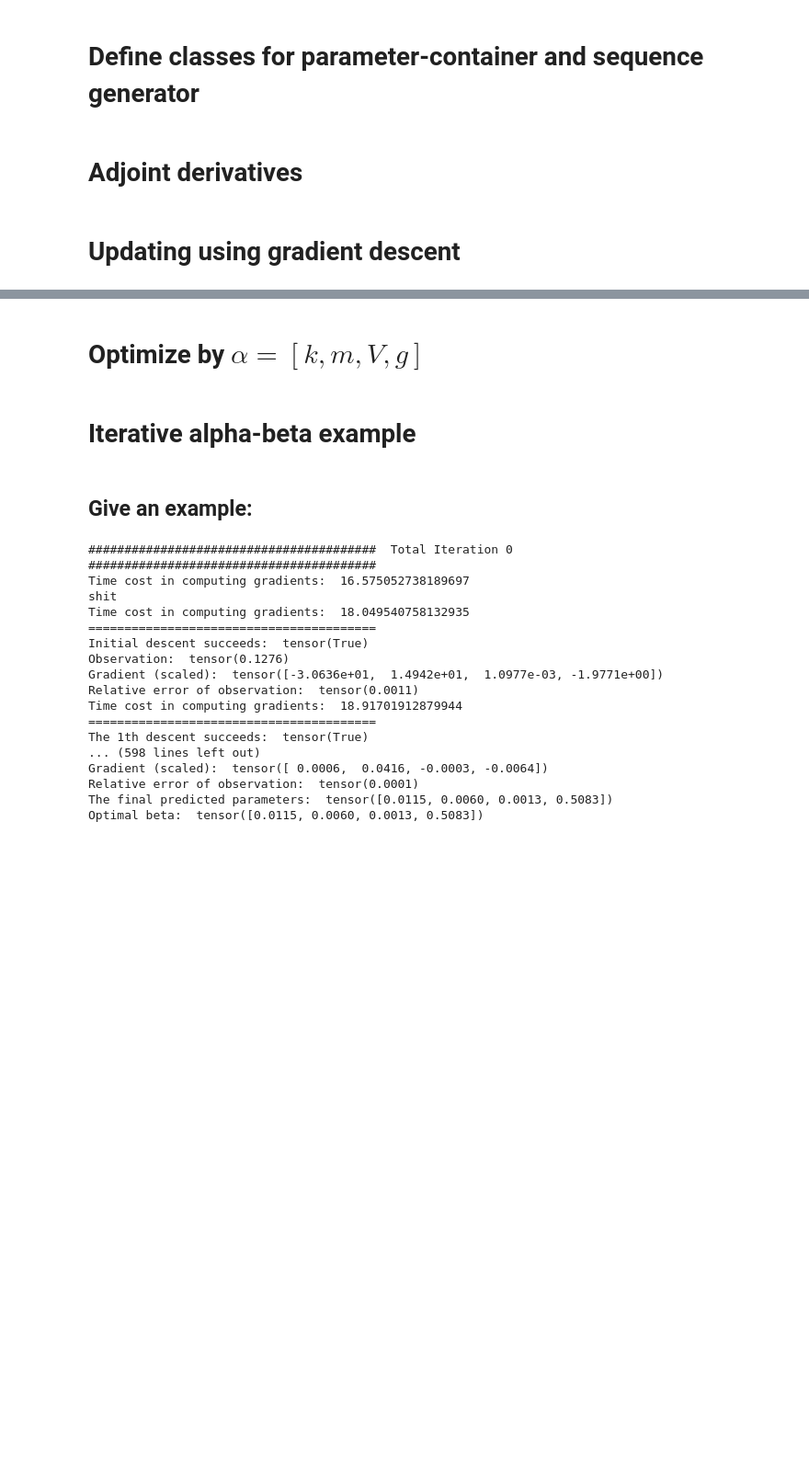
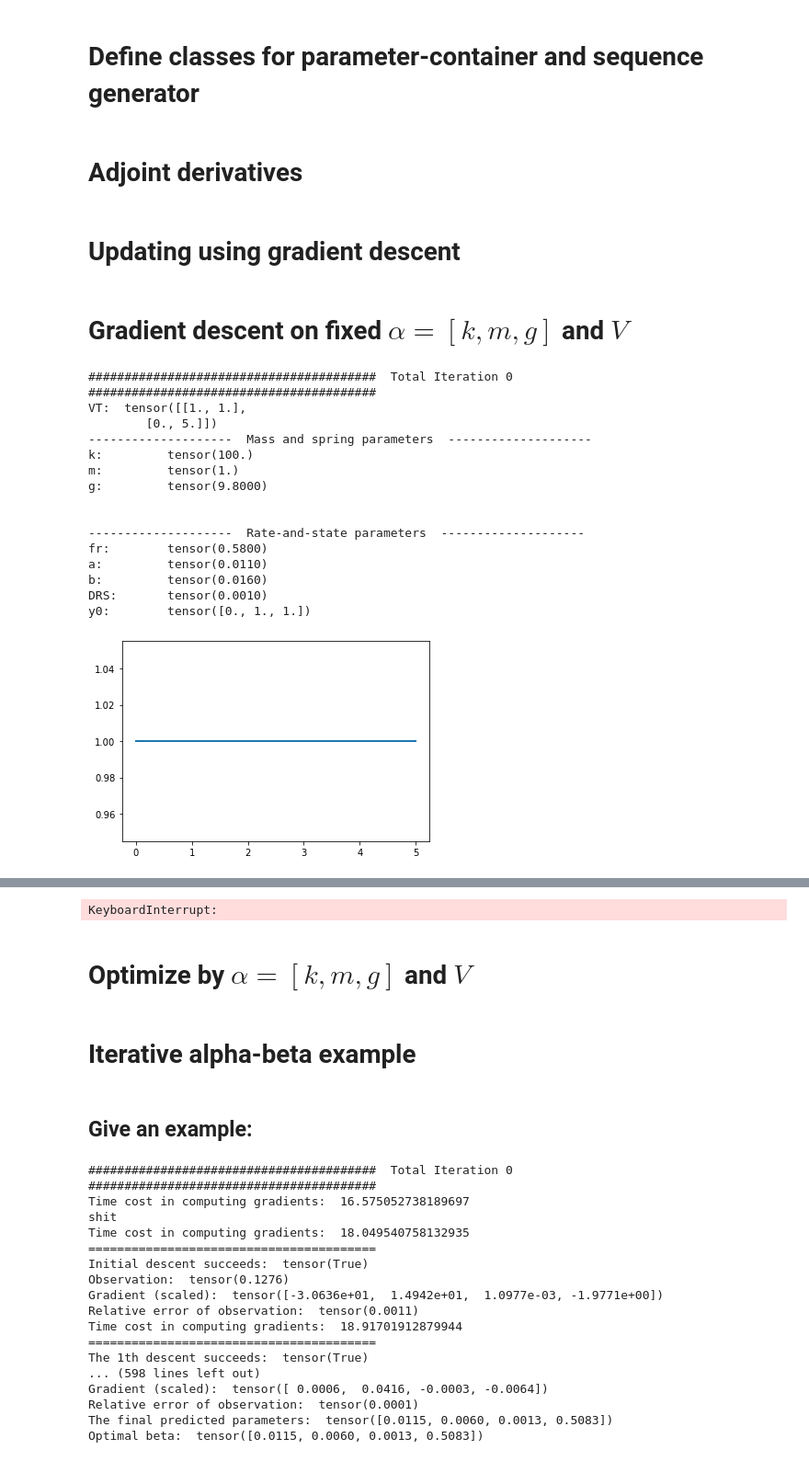
Before and after one commit to Shengduo/AdjtMethod, a Jupyter notebook: MassFricAdj1219_GradDescent.ipynb, the cells around one changed output, grey strips where cells are left out. Shown at 92% size. Cells and saved outputs as stored; diff of their text form; code cells hidden in the pictures; blank space fills up the shorter version.

```diff
--- a/MassFricAdj1219_GradDescent.ipynb
+++ b/MassFricAdj1219_GradDescent.ipynb
@@ -141,14 +142,14 @@ class TimeSequenceGen:
                                  self.MFParams.g * (a * torch.asinh(
                                      y[1] / 2.e-6 * torch.exp((fStar + b * torch.log(1.e-6 * y[2] / DRS)) / a)
                                  )),
-                                 1 - y[2] * 1.e-6 / DRS])
+                                 1 - y[2] * y[1] / DRS])
         else:
             DyDt = torch.tensor([y[1],
                                  self.MFParams.k / self.MFParams.m * (self.MFParams.SatT_interp(t) - y[0]) - \
                                  self.MFParams.g * (fStar + \
                                                     a * torch.log(y[1] / 1.e-6) + \
                                                     b * torch.log(1.e-6 * y[2] / DRS)),
-                                 1 - y[2] * 1.e-6 / DRS])
+                                 1 - y[2] * y[1] / DRS])
         # DEBUG LINES
 #         print("-" * 30)
 #         print('t = ', t)
@@ -272,7 +312,7 @@ def O(y, v, t, MFParams):
 # Class Adjoint derivatives
 class AdjDerivs:
     # Constructor
-    def __init__(self, y, v, t, MFParams, rtol = 1.e-6, atol = 1.e-8):
+    def __init__(self, y, v, t, MFParams, regularizedFlag = False, rtol = 1.e-6, atol = 1.e-8):
         self.y = y
         self.v = v
         self.t = t
@@ -282,19 +322,25 @@ class AdjDerivs:
         self.tau = self.T - self.t
 
         # self.tau = torch.flip(self.T - self.t, [0])
-
         self.MFParams = MFParams
+        self.regularizedFlag = regularizedFlag
         self.rtol = rtol
         self.atol = atol
 
+
         ## Calculate the partial derivatives ##
-        self.dCdy = DCDy(y, v, t, MFParams)
+        if regularizedFlag:
+            self.dCdy = DCDy_regularized(y, v, t, MFParams)
+            self.dCdBeta = DCDBeta_regularized(y, v, t, MFParams)
+        else:
+            self.dCdy = DCDy(y, v, t, MFParams)
+            self.dCdBeta = DCDBeta(y, v, t, MFParams)
+
         self.dody = DoDy(y, v, t, MFParams)
         self.dCdyDot = DCDyDot(y, v, t, MFParams)
         self.ddCdyDotdt = DDCDyDotDt(y, v, t, MFParams)
         self.dodyDot = DoDyDot(y, v, t, MFParams)
         self.ddodyDotdt = DDoDyDotDt(y, v, t, MFParams)
-        self.dCdBeta = DCDBeta(y, v, t, MFParams)
         self.dodBeta = DoDBeta(y, v, t, MFParams)
         self.dodyDot = DoDyDot(y, v, t, MFParams)
         self.dCdyDot = DCDyDot(y, v, t, MFParams)
@@ -701,3 +749,5 @@ class GradDescent:
                                         for i in range(len(self.beta_low))]
                              ).x
         return torch.tensor(prjted, dtype=torch.float)
+# %% [markdown]
+# Gradient descent on fixed $\alpha = [k, m, g]$ and $V$
@@ -703,0 +816,53 @@ class GradDescent:
+# %%
+## Number of total alpha-beta iterations
+N_AllIters = 1
+this_alpha = alpha0
+this_beta = beta0
+
+## Run alpha-beta iterations
+for i in range(N_AllIters):
+    # Print out info
+    print("#" * 40, " Total Iteration {0} ".format(i) + "#" * 40)
+
+    ## First optimize alpha
+    kwgs['alpha0'] = this_alpha
+    kwgs['beta_this'] = this_beta
+
+    # Timing alpha
+    # Update this Alpha
+    # this_alpha = optAlpha(O_GAN, kwgs)
+
+
+    ## Run grad descent on beta
+    # Generate target v
+    v, t = generate_target_v(this_alpha, kwgs['VT'], kwgs['beta_targ'], kwgs['y0'], kwgs['regularizedFlag'])
+
+    # Run gradient descent
+    myGradBB = GradDescent(this_alpha, kwgs['alp_low'], kwgs['alp_high'], kwgs['VT'],
+                           this_beta, kwgs['beta_low'], kwgs['beta_high'],
+                           kwgs['y0'], v, t,
+                           objGrad_func = objGradFunc, scaling = scaling,
+                           max_steps = 10, stepping = 'BB', obs_rtol = 1e-5, lsrh_steps = 10)
+
+    myGradBB.run()
+
+    # Update parameters
+    this_beta = myGradBB.beta_optimal
+    print("Optimal beta: ", this_beta)
+# %% [output]
+########################################  Total Iteration 0 ########################################
+VT:  tensor([[1., 1.],
+        [0., 5.]])
+--------------------  Mass and spring parameters  --------------------
+k:         tensor(100.)
+m:         tensor(1.)
+g:         tensor(9.8000)
+
+
+--------------------  Rate-and-state parameters  --------------------
+fr:        tensor(0.5800)
+a:         tensor(0.0110)
+b:         tensor(0.0160)
+DRS:       tensor(0.0010)
+y0:        tensor([0., 1., 1.])
+[figure, added]
@@ -704,5 +885,6 @@ class GradDescent:
+KeyboardInterrupt:
 # %% [markdown]
-# Optimize by $\alpha=[k, m, V, g]$
+# Optimize by $\alpha=[k, m, g]$ and $V$
 # %%
 # Sequence specific parameters
 T = 5.
```
Also changed, not shown: parts of 5 cells of this notebook.
